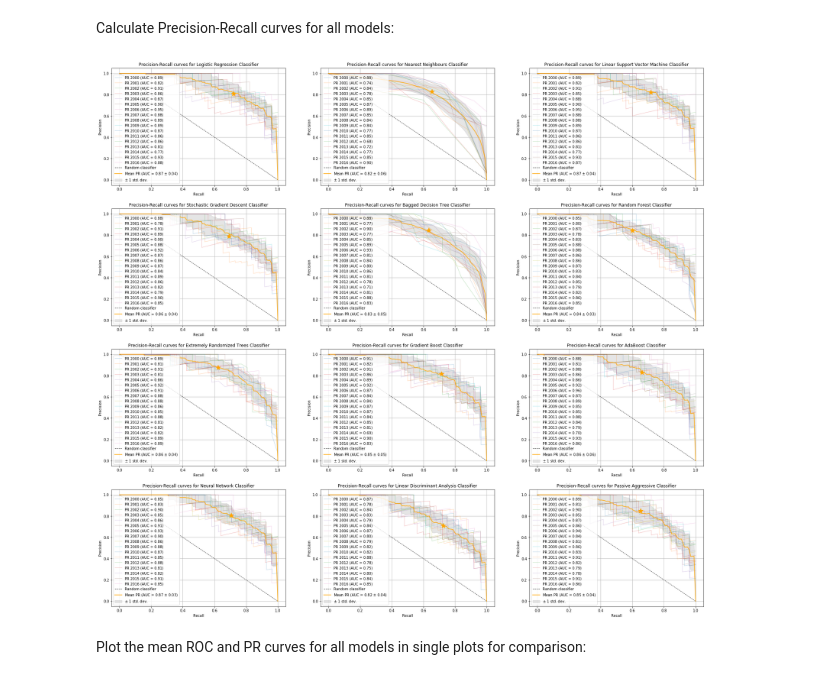
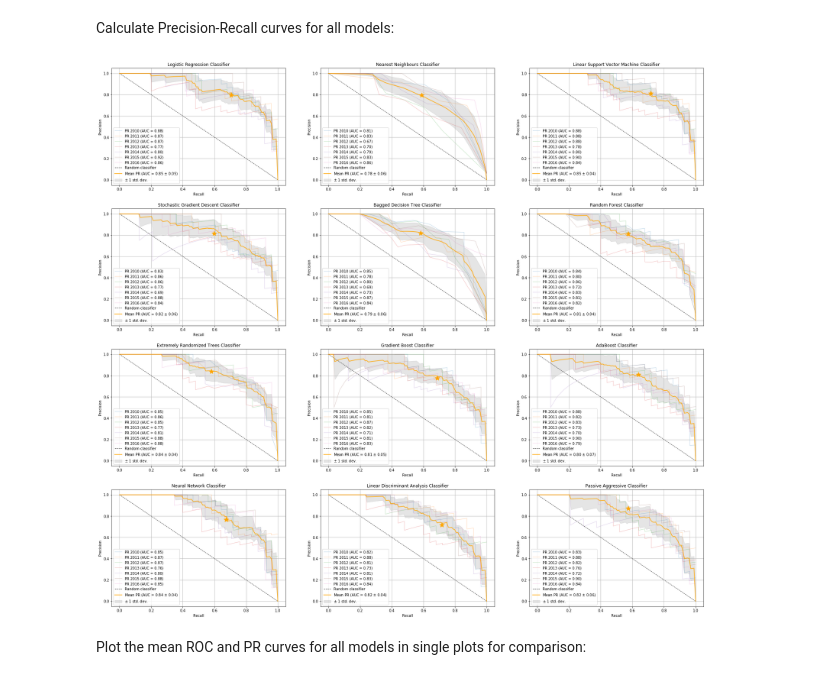
Before and after one commit to gmalim/NBA_analysis, a Jupyter notebook: NBA_All-Stars.ipynb, the cells around one changed output. Cells and saved outputs as stored; diff of their text form; code cells hidden in the pictures.

```diff
--- a/NBA_All-Stars.ipynb
+++ b/NBA_All-Stars.ipynb
@@ -55,7 +55,7 @@ prediction_year = 2018 # Enter any year from 2000 until 2018
 print("--> Validation_year = {}".format(validation_year))
 print("--> Prediction_year = {}".format(prediction_year))
 
-first_year = 2000 # First year for which data has been scraped
+first_year = 2010 # First year for which data has been scraped
 last_year  = 2018 # Last  year for which data has been scraped
 
 training_years = list(range(first_year, last_year+1))
@@ -765,7 +755,7 @@ for imodel, mymodel in enumerate(mymodels):
     plt.ylim([-0.05, 1.05])
     plt.xlabel("False Positive Rate i.e. Fall-Out")
     plt.ylabel("True Positive Rate i.e. Recall")
-    plt.title("Receiver Operating Characteristic curves for " + modelname)
+    plt.title(modelname)
     plt.legend(loc='lower right')
     plt.grid(True)
 # %% [output]
@@ -813,35 +803,35 @@ for imodel, mymodel in enumerate(mymodels):
         pr = pr[::-1] # reverse list
         prs.append(np.interp(mean_rcs, rc, pr))
         prs[-1][0] = 1.0
         plt.plot(rc, pr, lw=1, alpha=0.3, label="PR {:d} (AUC = {:.2f})".format(training_year, pr_auc))
 
     plt.plot([0, 1], [1, 0], linestyle='--', lw=1, color='black', label="Random classifier", alpha=.8)
 
     plt.plot(mymodel.recall_train_scores_mean, mymodel.precision_train_scores_mean,
              marker='*', color='orange', markersize=15)
 
     mean_prs = np.mean(prs, axis=0)
     mean_prs[-1] = 0.0
     mean_pr_auc = auc(mean_rcs, mean_prs)
     std_pr_auc = np.std(pr_aucs)
     mymodel.add_PR_curve_data(mean_prs, mean_rcs, mean_pr_auc, std_pr_auc)
     plt.plot(mean_rcs, mean_prs, color='orange', lw=2, alpha=.8,
              label=r"Mean PR (AUC = {:.2f} $\pm$ {:.2f})".format(mean_pr_auc, std_pr_auc))
 
     std_prs = np.std(prs, axis=0)
     prs_upper = np.minimum(mean_prs + std_prs, 1)
     prs_lower = np.maximum(mean_prs - std_prs, 0)
     plt.fill_between(mean_rcs, prs_lower, prs_upper, color='grey', alpha=.2, label=r"$\pm$ 1 std. dev.")
 
     plt.xlim([-0.05, 1.05])
     plt.ylim([-0.05, 1.05])
     plt.xlabel("Recall")
     plt.ylabel("Precision")
-    plt.title("Precision-Recall curves for " + modelname)
+    plt.title(modelname)
     plt.legend(loc="lower left")
     plt.grid(True)
 # %% [output]
-[figure, old version]
+[figure, new version]
 # %% [markdown]
 Plot the mean ROC and PR curves for all models in single plots for comparison:
 # %%
```
Also changed, not shown: parts of 19 cells of this notebook.
